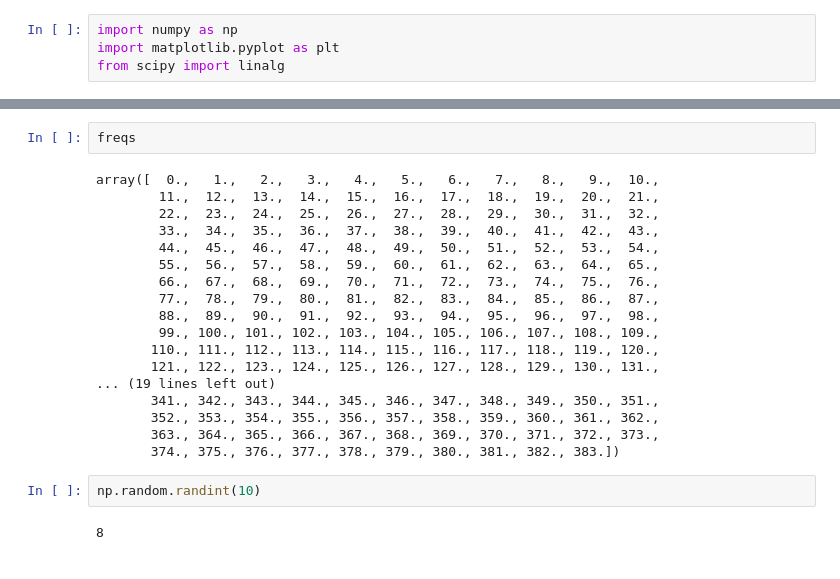
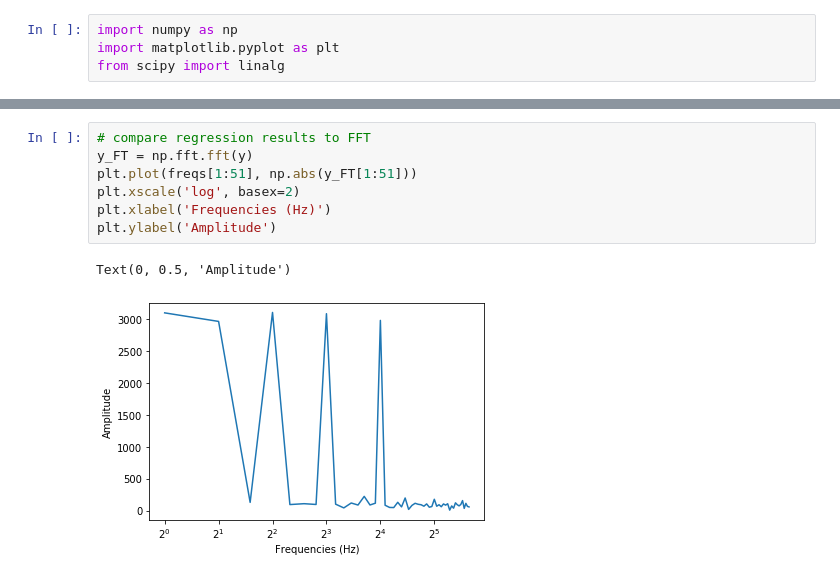
Before and after one commit to hyosubkim/Simulations-and-Tutorials, a Jupyter notebook: miyamoto et al 2020 - sinusoid perturbations/Notes on methods.ipynb, the cells around one changed output, grey strips where cells are left out. Saved outputs shown, nothing was run; the diff lists cells and outputs as text.

```diff
--- a/miyamoto et al 2020 - sinusoid perturbations/Notes on methods.ipynb
+++ b/miyamoto et al 2020 - sinusoid perturbations/Notes on methods.ipynb
@@ -52,24 +51,10 @@ Text(0, 0.5, 'Amplitude')
-# %%
-freqs
-# %% [output]
-array([  0.,   1.,   2.,   3.,   4.,   5.,   6.,   7.,   8.,   9.,  10.,
-        11.,  12.,  13.,  14.,  15.,  16.,  17.,  18.,  19.,  20.,  21.,
-        22.,  23.,  24.,  25.,  26.,  27.,  28.,  29.,  30.,  31.,  32.,
-        33.,  34.,  35.,  36.,  37.,  38.,  39.,  40.,  41.,  42.,  43.,
-        44.,  45.,  46.,  47.,  48.,  49.,  50.,  51.,  52.,  53.,  54.,
-        55.,  56.,  57.,  58.,  59.,  60.,  61.,  62.,  63.,  64.,  65.,
-        66.,  67.,  68.,  69.,  70.,  71.,  72.,  73.,  74.,  75.,  76.,
-        77.,  78.,  79.,  80.,  81.,  82.,  83.,  84.,  85.,  86.,  87.,
-        88.,  89.,  90.,  91.,  92.,  93.,  94.,  95.,  96.,  97.,  98.,
-        99., 100., 101., 102., 103., 104., 105., 106., 107., 108., 109.,
-       110., 111., 112., 113., 114., 115., 116., 117., 118., 119., 120.,
-       121., 122., 123., 124., 125., 126., 127., 128., 129., 130., 131.,
-... (19 lines left out)
-       341., 342., 343., 344., 345., 346., 347., 348., 349., 350., 351.,
-       352., 353., 354., 355., 356., 357., 358., 359., 360., 361., 362.,
-       363., 364., 365., 366., 367., 368., 369., 370., 371., 372., 373.,
-       374., 375., 376., 377., 378., 379., 380., 381., 382., 383.])
-# %%
-np.random.randint(10)
-# %% [output]
-8
+# %%
+# compare regression results to FFT
+y_FT = np.fft.fft(y)
+plt.plot(freqs[1:51], np.abs(y_FT[1:51]))
+plt.xscale('log', basex=2)
+plt.xlabel('Frequencies (Hz)')
+plt.ylabel('Amplitude')
+# %% [output]
+Text(0, 0.5, 'Amplitude')
+[figure, added]
```
Also changed, not shown: parts of 4 cells of this notebook.
